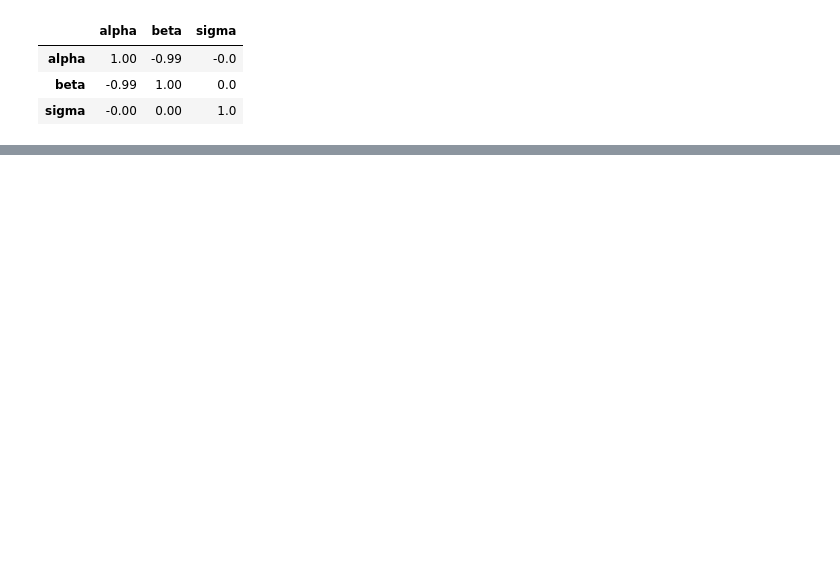
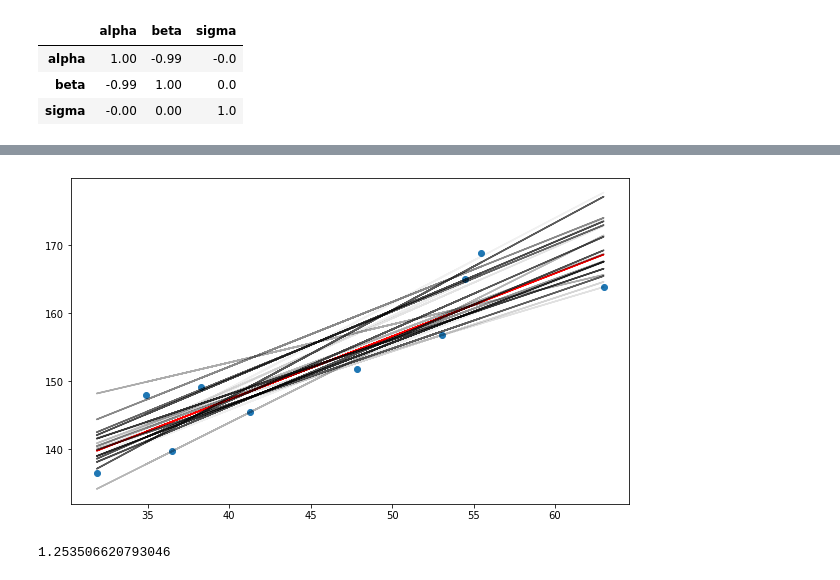
Before and after one commit to ZhengguoGu/resources, a Jupyter notebook: Rethinking/Zhen_practice/Ch4.ipynb, the cells around one changed output, grey strips where cells are left out. Cells and saved outputs as stored; diff of their text form; code cells hidden in the pictures; blank space fills up the shorter version.

```diff
--- a/Rethinking/Zhen_practice/Ch4.ipynb
+++ b/Rethinking/Zhen_practice/Ch4.ipynb
@@ -297,0 +347,15 @@ bayesian.plot(df2.weight, alpha_hat + beta_hat * df2.weight)
+# %%
+fig, bayesian = plt.subplots(figsize=(10, 6))
+bayesian.scatter(df2_N.weight, df2_N.height)
+bayesian.plot(df2_N.weight, alpha_hat + beta_hat * df2_N.weight, color='red')
+for i in range(20):
+    alpha_new = sampled_posterior.iloc[i, 0]
+    beta_new = sampled_posterior.iloc[i, 1]
+    sigma_new = sampled_posterior.iloc[i, 2]
+    bayesian.plot(df2_N.weight, alpha_new + beta_new * df2_N.weight, color='black', alpha=sigma_new)
+# %% [output]
+[figure, added]
+# %%
+sampled_posterior.iloc[1,1]
+# %% [output]
+1.253506620793046
```
Also changed, not shown: parts of 9 cells of this notebook.
